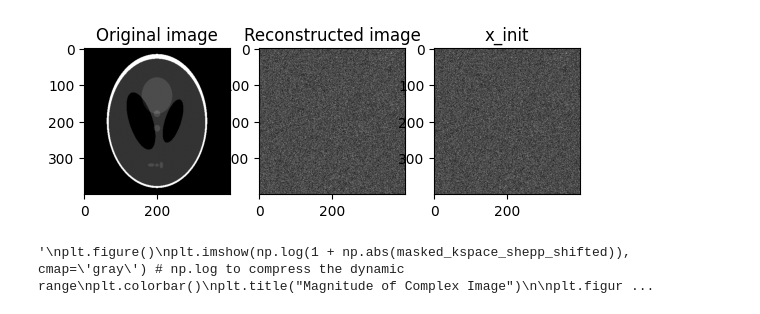
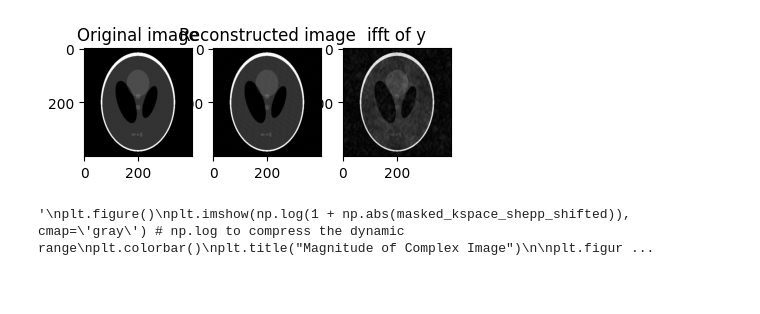
Before and after one commit to jkostaa/bachelor-thesis, a Jupyter notebook: sandbox.ipynb, the cells around one changed output. Cells and saved outputs as stored; diff of their text form; code cells hidden in the pictures; blank space fills up the shorter version.

Commit message:
added masks

```diff
--- a/sandbox.ipynb
+++ b/sandbox.ipynb
@@ -1,54 +1,14 @@
 # %%
 #%load_ext autoreload
 
+import torch
 import numpy as np
 import skimage as ski
 import matplotlib.pyplot as plt
-from MAP.masks import SimpleMask, BernoulliMask
+from scipy.ndimage import sobel
+from MAP.masks import SimpleMask, BernoulliMask, CenteredBernoulliMask, VariableDensityMask
 from MAP.map_tv_minimize import MAPEstimator
 
-
-'''
-def create_random_mask(shape, acceleration=4, center_fraction=0.1, seed=None):
-    """
-    Create a 2D random undersampling mask (Cartesian along rows).
-
-    Parameters:
-    - shape: tuple (H, W) of the image/k-space
-    - acceleration: undersampling factor (e.g. 4 means 25% sampled)
-    - center_fraction: fraction of low-freq lines to always keep
-    - seed: random seed for reproducibility
-
-    Returns:
-    - mask: binary np.array with 1s where sampled, 0s elsewhere
-    """
-    if seed is not None:
-        np.random.seed(seed)
-
-    height, width = shape
-
-    # Always keep low frequencies in the center
-    num_low_freqs = int(height * center_fraction)
-    center_start = (height - num_low_freqs) // 2
-    center_end = center_start + num_low_freqs
-
-    # Initialize mask
-    mask = np.zeros((height, width), dtype=np.float32)
-
-    # Select lines to sample outside the center
-    num_lines = int(height / acceleration)
-    prob = np.ones(height)
-    prob[center_start:center_end] = 0  # already included
-
-    candidate_lines = np.where(prob > 0)[0]
-    sampled_lines = np.random.choice(candidate_lines, size=num_lines - num_low_freqs, replace=False)
-
-    # Set sampled lines
-    mask[sampled_lines, :] = 1
-    mask[center_start:center_end, :] = 1  # keep center
-
-    return mask
-'''
 
 # load iamge
 shepp_logan = ski.data.shepp_logan_phantom()
@@ -56,19 +16,21 @@ shepp_logan = ski.data.shepp_logan_phantom()
 # create mask (in the F domain of course)
 column_mask = SimpleMask(2).mask_columns(shepp_logan)
 row_mask = SimpleMask(3).mask_rows(shepp_logan)
-bernoulli_mask = BernoulliMask(0.5, seed=30).generate(shepp_logan.shape)
+bernoulli_mask = BernoulliMask(0.88, seed=30).generate(shepp_logan.shape)
+centered_bernoulli_mask = CenteredBernoulliMask(0.75, 0.25, seed=30).generate(shepp_logan.shape)
+vd_mask = VariableDensityMask('gaussian', 3, seed=30).generate(shepp_logan.shape)
 
 # the 'actual' measurement
-y = bernoulli_mask * np.fft.fft2(shepp_logan)
+y = vd_mask * np.fft.fft2(shepp_logan)
 
 # x_init options
-x_init = np.fft.ifft2(bernoulli_mask * np.fft.fft2(shepp_logan)).real
-#x_init = np.zeros_like(np.fft.ifft2(y).real)
+#x_init = np.fft.ifft2(bernoulli_mask * np.fft.fft2(shepp_logan)).real
+x_init = np.zeros_like(np.fft.ifft2(y).real)
 
 # init the MAP
-map_estimator = MAPEstimator(bernoulli_mask, 1e-3, 0.05, 1e-2, 0.2, 50)
+map_estimator = MAPEstimator(vd_mask, 0.95, 0.01, 1e-2, 0.1, 100)
 
-img_reconstruct = map_estimator.subgradient_descent(y, x_init)
+img_reconstruct = map_estimator.subgradient_descent(y)
 
 
 '''
@@ -88,26 +50,32 @@ masked_reconstructed_phase = np.real(np.fft.ifft2(np.exp(1j * np.angle(kspace_sh
 '''
 
 #print(shepp_logan)
-#print('------------------------')
-
+print('------------------------')
+print(np.unique(shepp_logan))
 #grad_x, grad_y = map_estimator.finite_diff_gradient(shepp_logan)
 
-#print("grad_x - min:", np.min(grad_x), "max:", np.max(grad_x))
 #print("grad_y - min:", np.min(grad_y), "max:", np.max(grad_y))
 
 #print("max value in x before fft2:", np.max(np.abs(shepp_logan)))
 
-plt.subplot(1, 3, 1)
+plt.subplot(1, 4, 1)
 plt.title("Original image")
 plt.imshow(shepp_logan, cmap='gray')
-plt.subplot(1, 3, 2)
+plt.subplot(1, 4, 2)
 plt.title("Reconstructed image")
 plt.imshow(np.abs(img_reconstruct), cmap='gray')
-plt.subplot(1, 3, 3)
-plt.title("x_init")
-plt.imshow(np.abs(x_init), cmap='gray')
+plt.subplot(1, 4, 3)
+plt.title("ifft of y")
+plt.imshow(np.abs(np.fft.ifft2(y)), cmap='gray')
+#plt.subplot(1, 4, 4)
+#plt.title("x_init")
+#plt.imshow(np.random.rand(400,400), cmap='gray')
 plt.show()
 
+plt.imshow(img_reconstruct - np.abs(np.fft.ifft2(y)))
+#plt.imshow(img_reconstruct - x_init)
+plt.title("Difference image")
+plt.colorbar()
 '''
 plt.figure()
 plt.imshow(np.log(1 + np.abs(masked_kspace_shepp_shifted)), cmap='gray') # np.log to compress the dynamic range
@@ -145,2 +98,2 @@ Iteration 0, value of gradient: [[16938.92376013 13978.07634653 16842.05108056 .
-[figure, old version]
+[figure, new version]
 '\nplt.figure()\nplt.imshow(np.log(1 + np.abs(masked_kspace_shepp_shifted)), cmap=\'gray\') # np.log to compress the dynamic range\nplt.colorbar()\nplt.title("Magnitude of Complex Image")\n\nplt.figur ...
```
Also changed, not shown: parts of 1 cell of this notebook, 2 other files.
